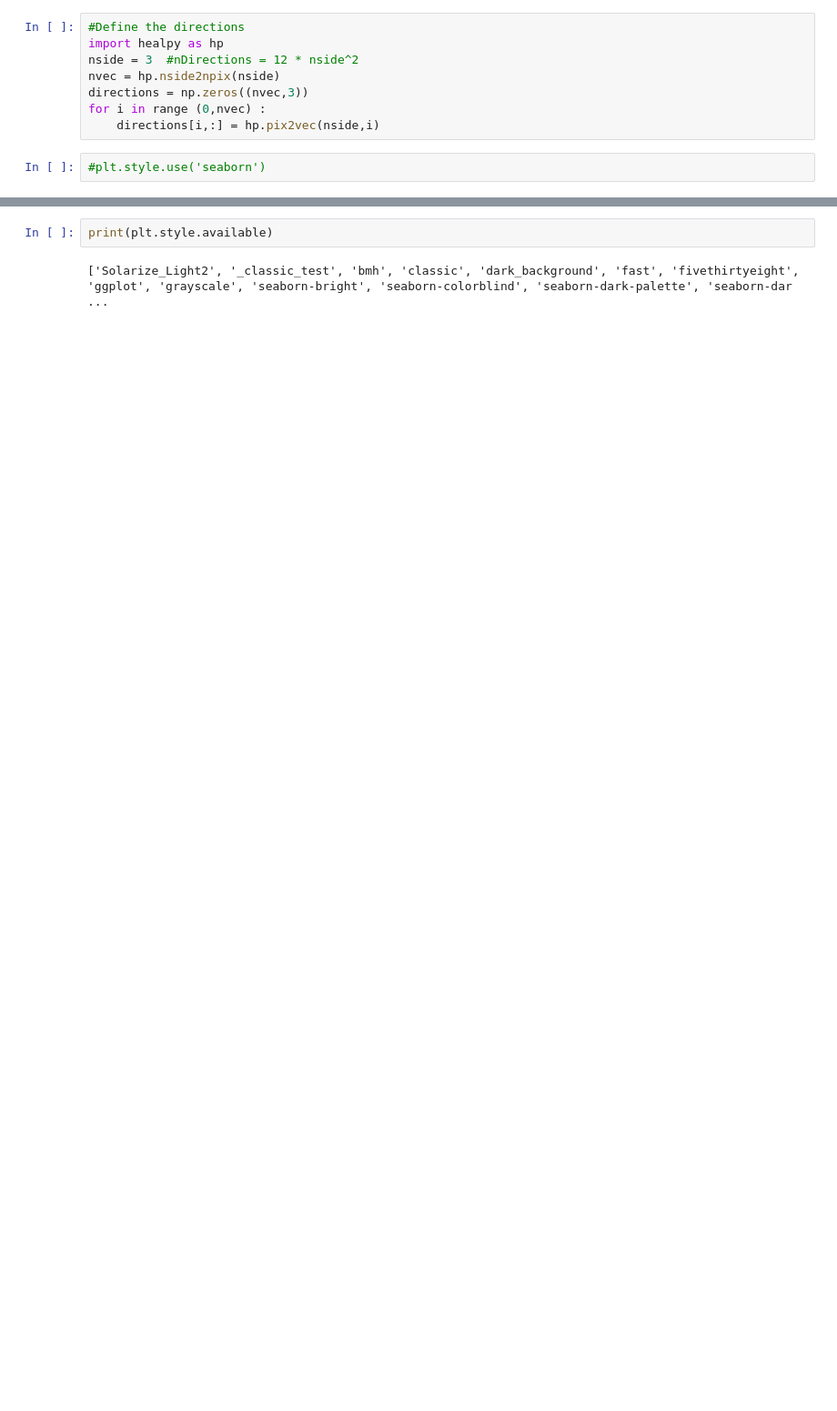
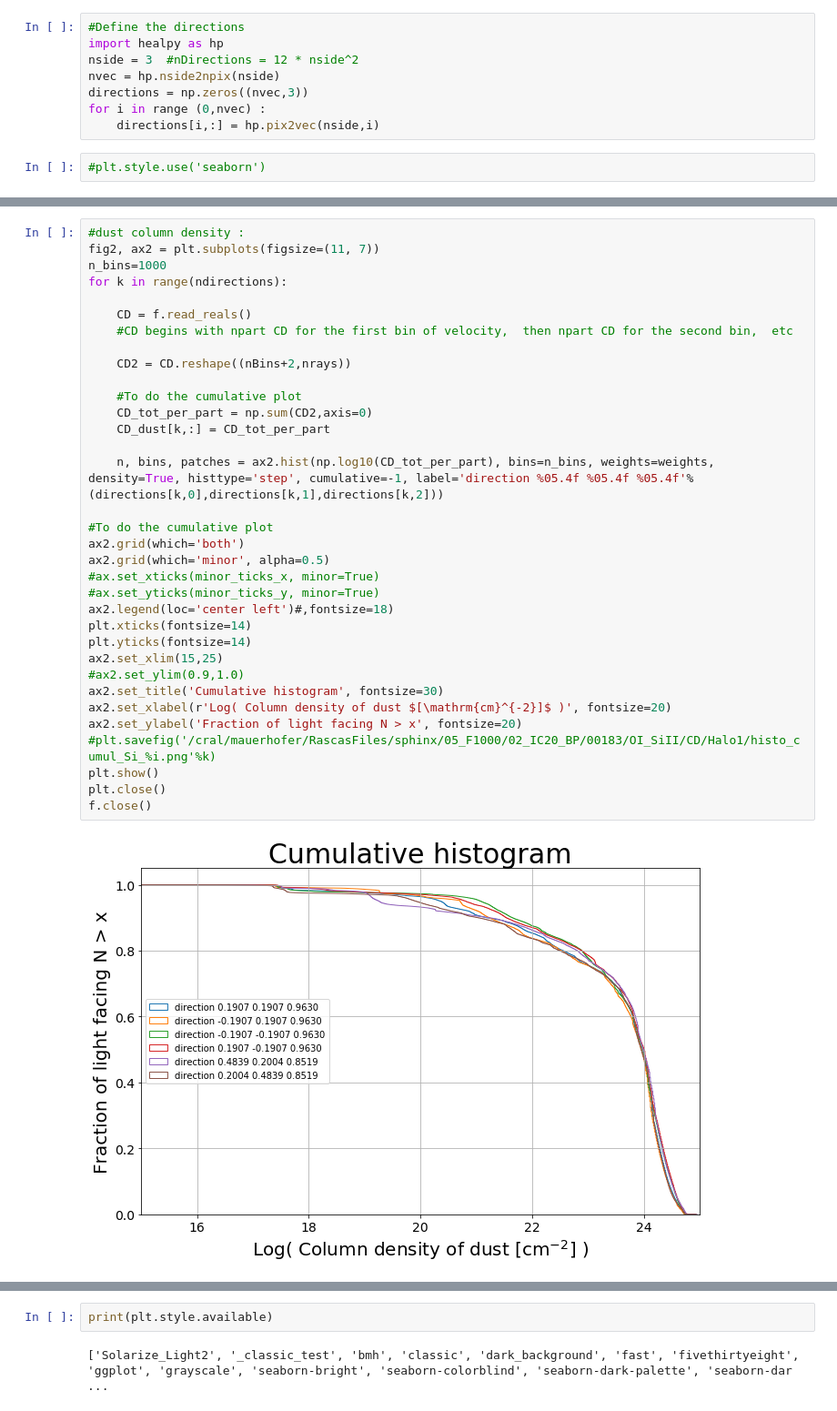
Before and after one commit to mauerhof/SiMapProject, a Jupyter notebook: Analysis/CD_histo_cumul.ipynb, the cells around one changed output, grey strips where cells are left out. Shown at 91% size. Saved outputs shown, nothing was run; the diff lists cells and outputs as text; blank space fills up the shorter version.

```diff
--- a/Analysis/CD_histo_cumul.ipynb
+++ b/Analysis/CD_histo_cumul.ipynb
@@ -111,0 +124,36 @@ f.close()
+# %%
+#dust column density :
+fig2, ax2 = plt.subplots(figsize=(11, 7))
+n_bins=1000
+for k in range(ndirections):
+
+    CD = f.read_reals()
+    #CD begins with npart CD for the first bin of velocity,  then npart CD for the second bin,  etc
+
+    CD2 = CD.reshape((nBins+2,nrays))
+
+    #To do the cumulative plot
+    CD_tot_per_part = np.sum(CD2,axis=0)
+    CD_dust[k,:] = CD_tot_per_part
+
+    n, bins, patches = ax2.hist(np.log10(CD_tot_per_part), bins=n_bins, weights=weights, density=True, histtype='step', cumulative=-1, label='direction %05.4f %05.4f %05.4f'%(directions[k,0],directions[k,1],directions[k,2]))
+
+#To do the cumulative plot
+ax2.grid(which='both')
+ax2.grid(which='minor', alpha=0.5)
+#ax.set_xticks(minor_ticks_x, minor=True)
+#ax.set_yticks(minor_ticks_y, minor=True)
+ax2.legend(loc='center left')#,fontsize=18)
+plt.xticks(fontsize=14)
+plt.yticks(fontsize=14)
+ax2.set_xlim(15,25)
+#ax2.set_ylim(0.9,1.0)
+ax2.set_title('Cumulative histogram', fontsize=30)
+ax2.set_xlabel(r'Log( Column density of dust $[\mathrm{cm}^{-2}]$ )', fontsize=20)
+ax2.set_ylabel('Fraction of light facing N > x', fontsize=20)
+#plt.savefig('/cral/mauerhofer/RascasFiles/sphinx/05_F1000/02_IC20_BP/00183/OI_SiII/CD/Halo1/histo_cumul_Si_%i.png'%k)
+plt.show()
+plt.close()
+f.close()
+# %% [output]
+[figure, added]
```
Also changed, not shown: parts of 10 cells of this notebook, 6 other files.
